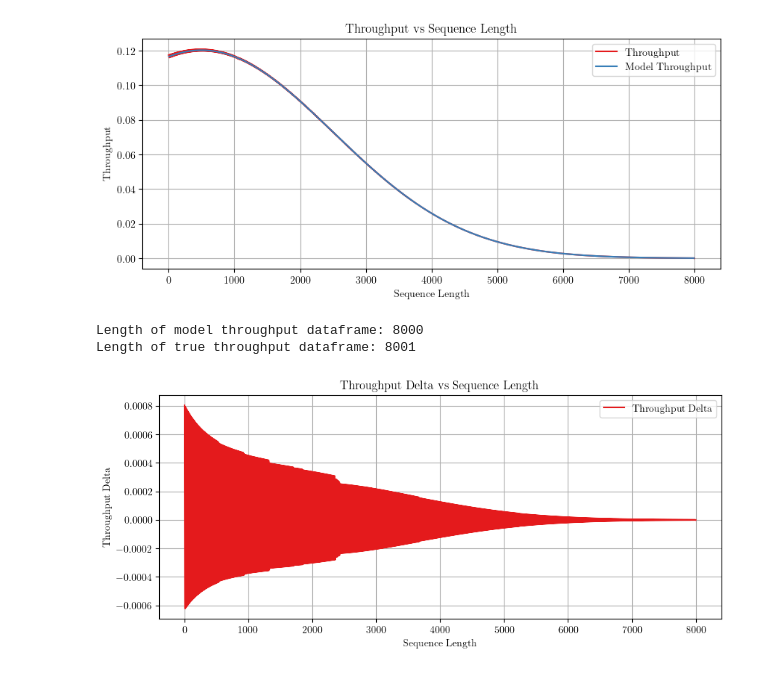
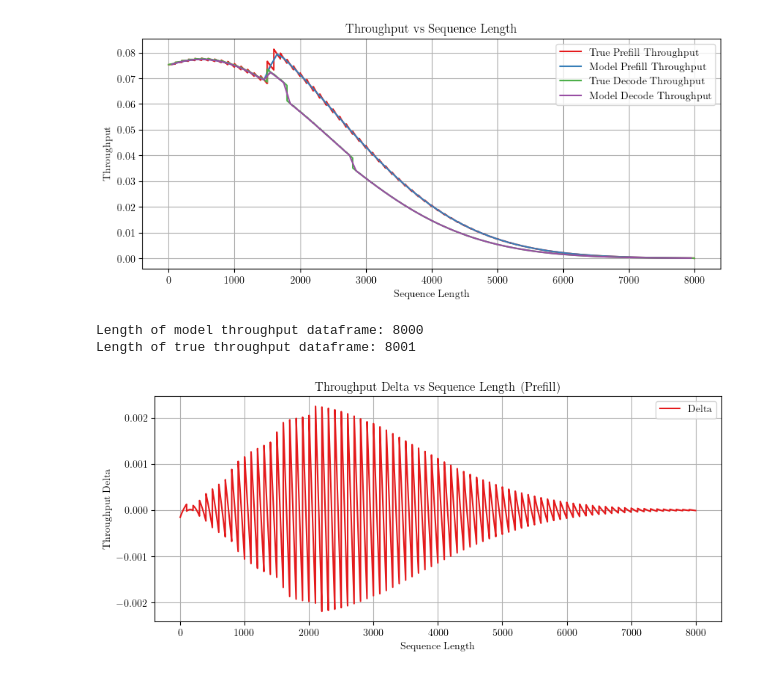
Before and after one commit to NathanRignall/llm-scheduling, a Jupyter notebook: notebooks/model.ipynb, the cells around one changed output. Saved outputs shown, nothing was run; the diff lists cells and outputs as text; code cells hidden in the pictures.

```diff
--- a/notebooks/model.ipynb
+++ b/notebooks/model.ipynb
@@ -14,14 +13,26 @@ plt.rcParams.update({
 })
 plt.rcParams['axes.prop_cycle'] = plt.cycler(color=plt.cm.Set1(np.linspace(0, 1, 10)))
 # %%
+# load the trace data
 trace_df = pd.read_csv("../traces/generated_trace_pdf.csv")
-true_throughput_df = pd.read_csv("../data/scratch/true_throughput.csv")
-model_throughput_df = pd.read_csv("../data/scratch/model_throughput.csv")
-bin_width = model_throughput_df["Sequence"][1] - model_throughput_df["Sequence"][0]
+
+# prefill throughput
+true_prefill_throughput_df = pd.read_csv("../data/scratch/true_prefill_throughput.csv")
+model_prefill_throughput_df = pd.read_csv("../data/scratch/model_prefill_throughput.csv")
+
+# decode throughput
+true_decode_throughput_df = pd.read_csv("../data/scratch/true_decode_throughput.csv")
+model_decode_throughput_df = pd.read_csv("../data/scratch/model_decode_throughput.csv")
+
+# calculate bin width for both prefill and decode throughput
+bin_width = model_prefill_throughput_df["Sequence"][1] - model_prefill_throughput_df["Sequence"][0]
 # %%
+# plot the prefill and decode benchmarks
 plt.figure(figsize=(10, 4))
-plt.plot(true_throughput_df["Sequence"], true_throughput_df["Throughput"], label="Throughput")
-plt.plot(model_throughput_df["Sequence"], model_throughput_df["Throughput"] / bin_width, label="Model Throughput")
+plt.plot(true_prefill_throughput_df["Sequence"], true_prefill_throughput_df["Throughput"], label="True Prefill Throughput")
+plt.plot(model_prefill_throughput_df["Sequence"], model_prefill_throughput_df["Throughput"] / bin_width, label="Model Prefill Throughput")
+plt.plot(true_decode_throughput_df["Sequence"], true_decode_throughput_df["Throughput"], label="True Decode Throughput")
+plt.plot(model_decode_throughput_df["Sequence"], model_decode_throughput_df["Throughput"] / bin_width, label="Model Decode Throughput")
 plt.xlabel("Sequence Length")
 plt.ylabel("Throughput")
 plt.title("Throughput vs Sequence Length")
@@ -29,40 +40,42 @@ plt.legend()
 plt.grid()
 plt.show()
 # %% [output]
-[figure, old version]
+[figure, new version]
 # %%
+# plot the delta between the true and model prefill throughput
+
 # Interpolate the model throughput values for the missing sequence lengths
-model_throughput_df["seq_range"] = model_throughput_df["Sequence"].apply(lambda mid: list(range(mid - bin_width // 2, mid + bin_width // 2)))
-model_throughput_df_expanded = model_throughput_df.explode("seq_range").rename(columns={"seq_range": "SequenceMid"})
-model_throughput_df_expanded["Throughput"] = model_throughput_df_expanded["Throughput"] / bin_width
-model_throughput_df_expanded = model_throughput_df_expanded[["SequenceMid", "Throughput"]]
+model_prefill_throughput_df["seq_range"] = model_prefill_throughput_df["Sequence"].apply(lambda mid: list(range(mid - bin_width // 2, mid + bin_width // 2)))
+model_prefill_throughput_df_expanded = model_prefill_throughput_df.explode("seq_range").rename(columns={"seq_range": "SequenceMid"})
+model_prefill_throughput_df_expanded["Throughput"] = model_prefill_throughput_df_expanded["Throughput"] / bin_width
+model_prefill_throughput_df_expanded = model_prefill_throughput_df_expanded[["SequenceMid", "Throughput"]]
 
 # print the length of the model throughput dataframe
-print(f"Length of model throughput dataframe: {len(model_throughput_df_expanded["Throughput"])}")
-print(f"Length of true throughput dataframe: {len(true_throughput_df["Throughput"])}")
+print(f"Length of model throughput dataframe: {len(model_prefill_throughput_df_expanded["Throughput"])}")
+print(f"Length of true throughput dataframe: {len(true_prefill_throughput_df["Throughput"])}")
 
 # calculate the delta between the two dataframes (using numpy arrays)
-throughput_array = true_throughput_df["Throughput"].to_numpy()
-model_throughput_array = model_throughput_df_expanded["Throughput"].to_numpy()
+true_prefill_throughput_array = true_prefill_throughput_df["Throughput"].to_numpy()
+model_prefill_throughput_array = model_prefill_throughput_df_expanded["Throughput"].to_numpy()
 
 # Ensure both arrays have the same shape by truncating the longer array
-min_length = min(len(throughput_array), len(model_throughput_array))
-throughput_array = throughput_array[:min_length]
-model_throughput_array = model_throughput_array[:min_length]
+prefill_min_length = min(len(true_prefill_throughput_array), len(model_prefill_throughput_array))
+prefill_true_throughput_array = true_prefill_throughput_array[:prefill_min_length]
+prefill_model_throughput_array = model_prefill_throughput_array[:prefill_min_length]
 
 # Calculate the delta
-throughput_delta_array = throughput_array - model_throughput_array
+prefill_throughput_delta_array = prefill_true_throughput_array - prefill_model_throughput_array
 
 # plot the delta between the two dataframes
 plt.figure(figsize=(10, 4))
-plt.plot(model_throughput_df_expanded["SequenceMid"], throughput_delta_array, label="Throughput Delta")
+plt.plot(model_prefill_throughput_df_expanded["SequenceMid"], prefill_throughput_delta_array, label="Delta")
 plt.xlabel("Sequence Length")
 plt.ylabel("Throughput Delta")
-plt.title("Throughput Delta vs Sequence Length")
+plt.title("Throughput Delta vs Sequence Length (Prefill)")
 plt.legend()
 plt.grid()
 plt.show()
 # %% [output]
 Length of model throughput dataframe: 8000
 Length of true throughput dataframe: 8001
-[figure, old version]
+[figure, new version]
```
Also changed, not shown: parts of 6 cells of this notebook, 3 other files.
